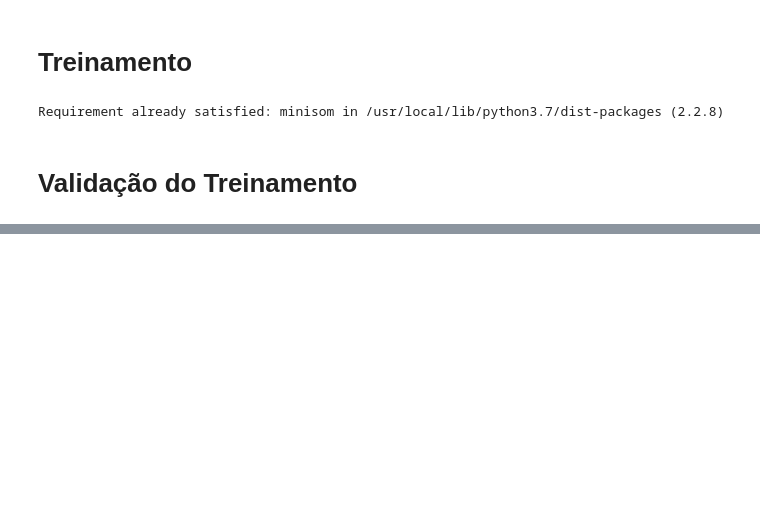
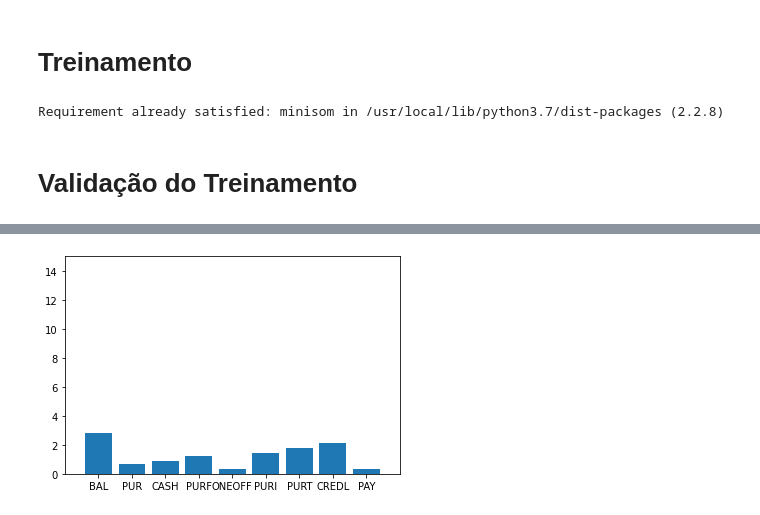
Before and after one commit to Mtarginoo/Rede_SOM-Machine_Learning, a Jupyter notebook: Rede_SOM.ipynb, the cells around one changed output, grey strips where cells are left out. Drawn from its saved outputs; the diff is of its cells as text; code cells hidden in the pictures; blank space fills up the shorter version.

```diff
--- a/Rede_SOM.ipynb
+++ b/Rede_SOM.ipynb
@@ -97,0 +121,4 @@ mostraNeuronio(0,0)
+# %%
+mostraNeuronio(7,7)
+# %% [output]
+[figure, added]
```
Also changed, not shown: parts of 7 cells of this notebook.
